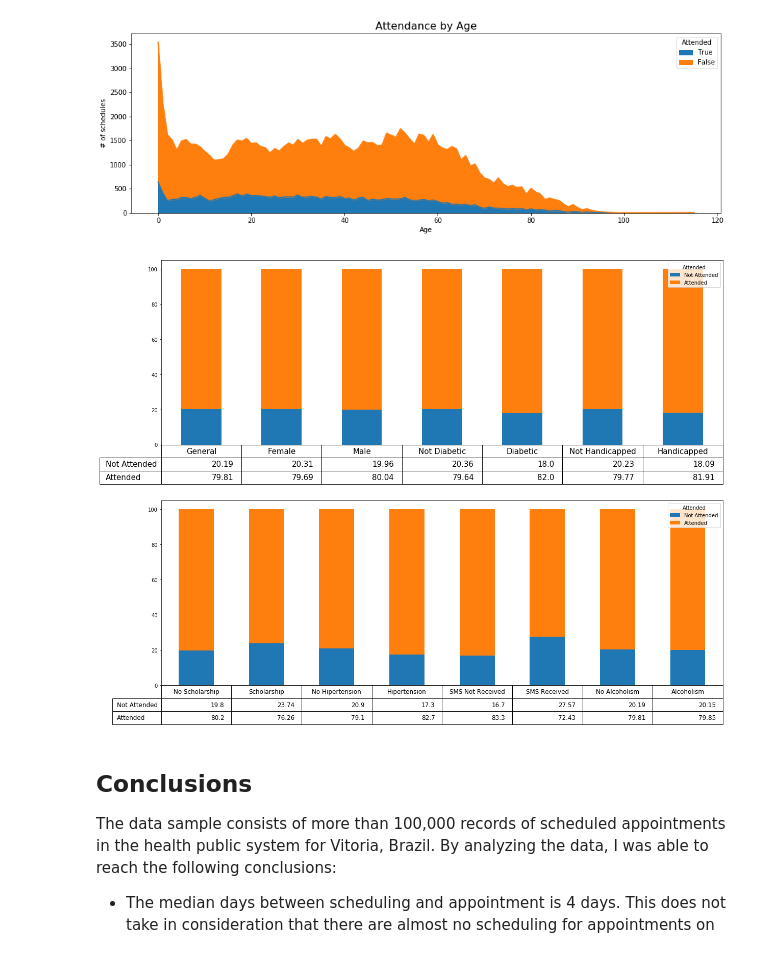
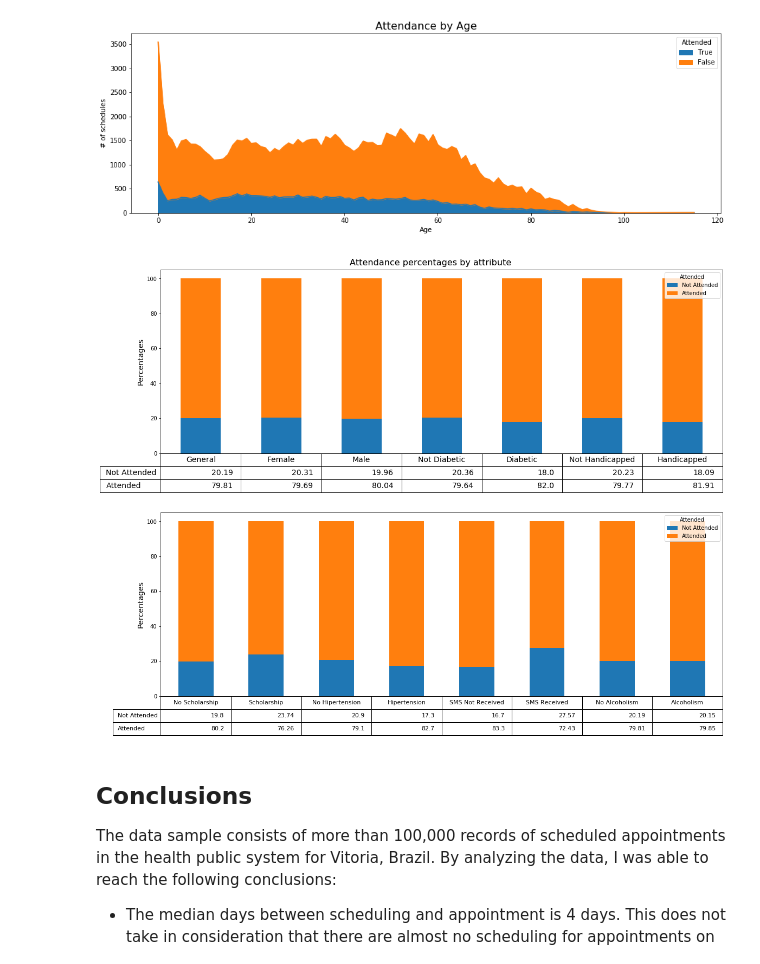
Before and after one commit to rota-rossi/udacity-investigate, a Jupyter notebook: no-show-medical-appointments-brazil.ipynb, the cells around one changed output. Drawn from its saved outputs; the diff is of its cells as text; code cells hidden in the pictures.

```diff
--- a/no-show-medical-appointments-brazil.ipynb
+++ b/no-show-medical-appointments-brazil.ipynb
@@ -453,33 +459,35 @@ Text(0,0.5,'# of schedules')
 [figure]
 # %%
 fig, axarr = plt.subplots(2, 1, figsize=(16, 12))
-
-pd.concat([
+plt.suptitle('Attendance percentages by attribute', fontsize=16)
+ax1 = pd.concat([
     pd.DataFrame(attended_appointments.groupby(['Attended'])['AppointmentId'].count().apply(lambda x: round(100 * x / attended_appointments.AppointmentId.count(),2))).rename({'AppointmentId':'General'}, axis=1).transpose(),
     attended_appointments.groupby(['Attended', 'Gender'])['AppointmentId'].count().unstack().apply(lambda x: round(100 * x / x.sum(),2)).rename({'F': 'Female', 'M':'Male'}, axis=1).transpose(),
     attended_appointments.groupby(['Attended', 'Diabetes'])['AppointmentId'].count().unstack().apply(lambda x: round(100 * x / x.sum(),2)).rename({0:'Not Diabetic', 1:'Diabetic'}, axis=1).transpose(),
     attended_appointments.groupby(['Attended', 'Handicap'])['AppointmentId'].count().unstack().apply(lambda x: round(100 * x / x.sum(),2)).rename({0:'Not Handicapped', 1:'Handicapped'}, axis=1).transpose(),
 ], axis=0).rename({0:'Not Attended', 1:'Attended'}, axis=1).plot.bar(ax=axarr[0], table=True, stacked=True)
 # axarr[0].legend(ncol=2)
-axarr[0].xaxis.set_visible(False)
-axarr[0].tables[0].scale(xscale=1, yscale=1.75)
-axarr[0].tables[0].set_fontsize(16)
+ax1.xaxis.set_visible(False)
+ax1.tables[0].scale(xscale=1, yscale=1.75)
+ax1.tables[0].set_fontsize(16)
+ax1.set_ylabel('Percentages', fontsize=14)
 
-pd.concat([
+ax2 = pd.concat([
     attended_appointments.groupby(['Attended', 'Scholarship'])['AppointmentId'].count().unstack().apply(lambda x: round(100 * x / x.sum(),2)).rename({0:'No Scholarship', 1:'Scholarship'}, axis=1).transpose(),
     attended_appointments.groupby(['Attended', 'Hipertension'])['AppointmentId'].count().unstack().apply(lambda x: round(100 * x / x.sum(),2)).rename({0:'No Hipertension', 1:'Hipertension'}, axis=1).transpose(),
     attended_appointments.groupby(['Attended', 'SMSReceived'])['AppointmentId'].count().unstack().apply(lambda x: round(100 * x / x.sum(),2)).rename({0:'SMS Not Received', 1:'SMS Received'}, axis=1).transpose(),
     attended_appointments.groupby(['Attended', 'Alcoholism'])['AppointmentId'].count().unstack().apply(lambda x: round(100 * x / x.sum(),2)).rename({0:'No Alcoholism', 1:'Alcoholism'}, axis=1).transpose(),
 
 ], axis=0).rename({0:'Not Attended', 1:'Attended'}, axis=1).plot.bar(ax=axarr[1], table=True,  stacked=True)
 # axarr[1].legend(ncol=2)
-axarr[1].xaxis.set_visible(False)
-axarr[1].tables[0].scale(xscale=1, yscale=1.75)
-axarr[1].tables[0].set_fontsize(16)
+ax2.xaxis.set_visible(False)
+ax2.tables[0].scale(xscale=1, yscale=1.75)
+ax2.tables[0].set_fontsize(16)
+ax2.set_ylabel('Percentages', fontsize=14)
 
-fig.tight_layout(h_pad = 10)
+fig.tight_layout(h_pad = 10, pad=3.4)
 # %% [output]
-[figure, old version]
+[figure, new version]
 # %% [markdown]
 <a id='conclusions'></a>
 ## Conclusions
```
Also changed, not shown: parts of 4 cells of this notebook, 1 other file.
